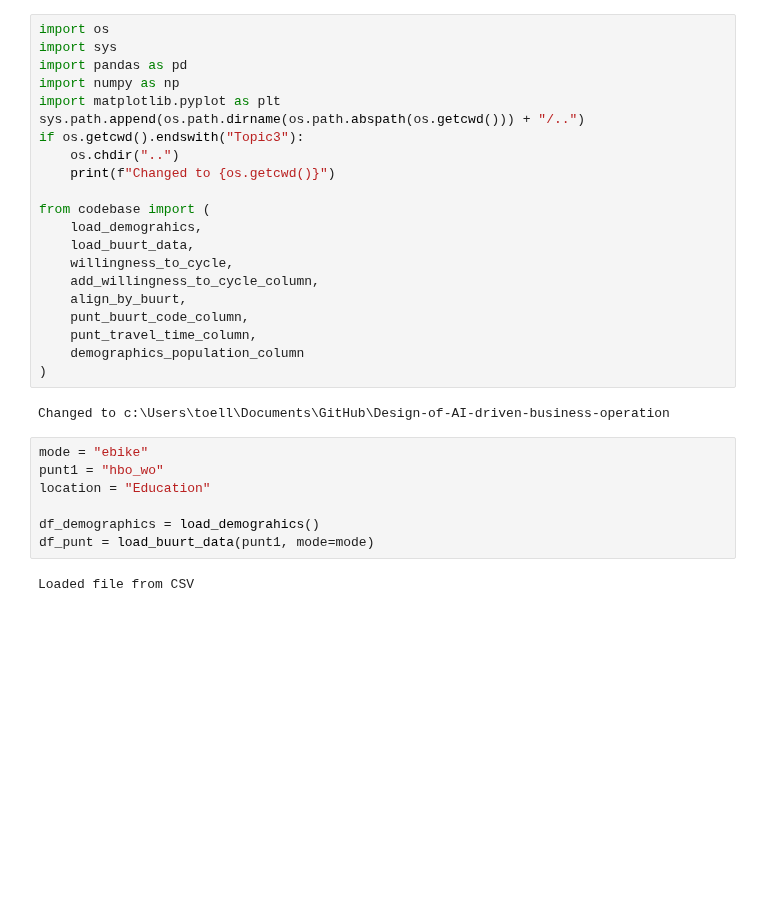
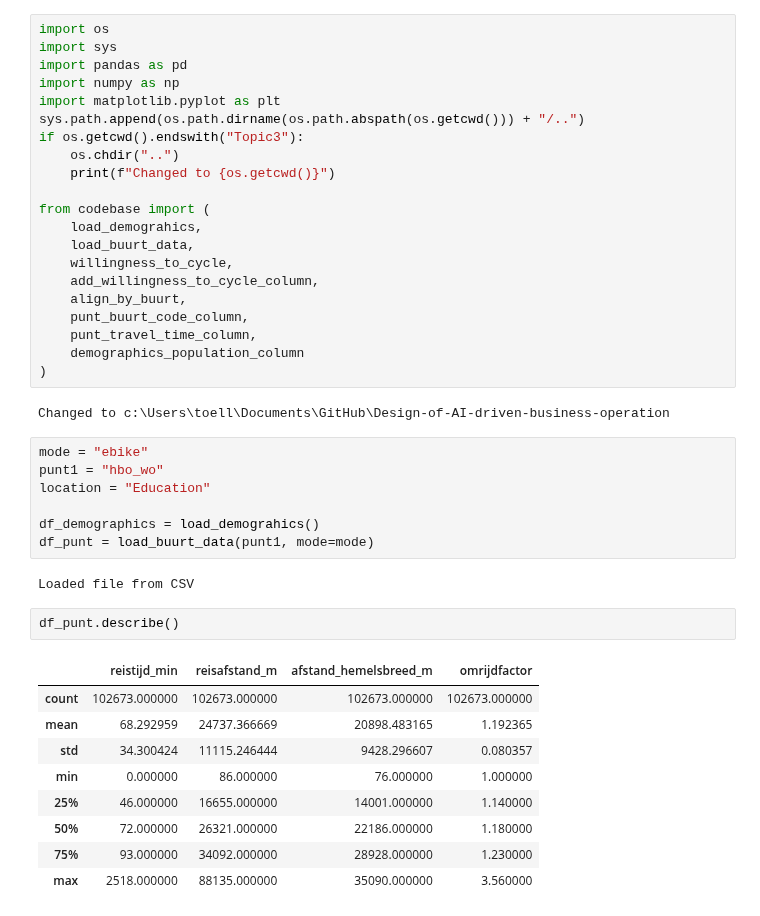
Before and after one commit to FabianScott/Design-of-AI-driven-business-operation, a Jupyter notebook: Topic3/ebike_speeds.ipynb, the cells around one changed output. Saved outputs shown, nothing was run; the diff lists cells and outputs as text; blank space fills up the shorter version.

```diff
--- a/Topic3/ebike_speeds.ipynb
+++ b/Topic3/ebike_speeds.ipynb
@@ -30,4 +30,16 @@ df_demographics = load_demograhics()
 df_punt = load_buurt_data(punt1, mode=mode)
 # %% [output]
 Loaded file from CSV
+# %%
+df_punt.describe()
+# %% [output]
+|  | reistijd_min | reisafstand_m | afstand_hemelsbreed_m | omrijdfactor |
+| count | 102673.000000 | 102673.000000 | 102673.000000 | 102673.000000 |
+| mean | 68.292959 | 24737.366669 | 20898.483165 | 1.192365 |
+| std | 34.300424 | 11115.246444 | 9428.296607 | 0.080357 |
+| min | 0.000000 | 86.000000 | 76.000000 | 1.000000 |
+| 25% | 46.000000 | 16655.000000 | 14001.000000 | 1.140000 |
+| 50% | 72.000000 | 26321.000000 | 22186.000000 | 1.180000 |
+| 75% | 93.000000 | 34092.000000 | 28928.000000 | 1.230000 |
+| max | 2518.000000 | 88135.000000 | 35090.000000 | 3.560000 |
 # %%
```
Also changed, not shown: parts of 7 cells of this notebook, 2 other files.
